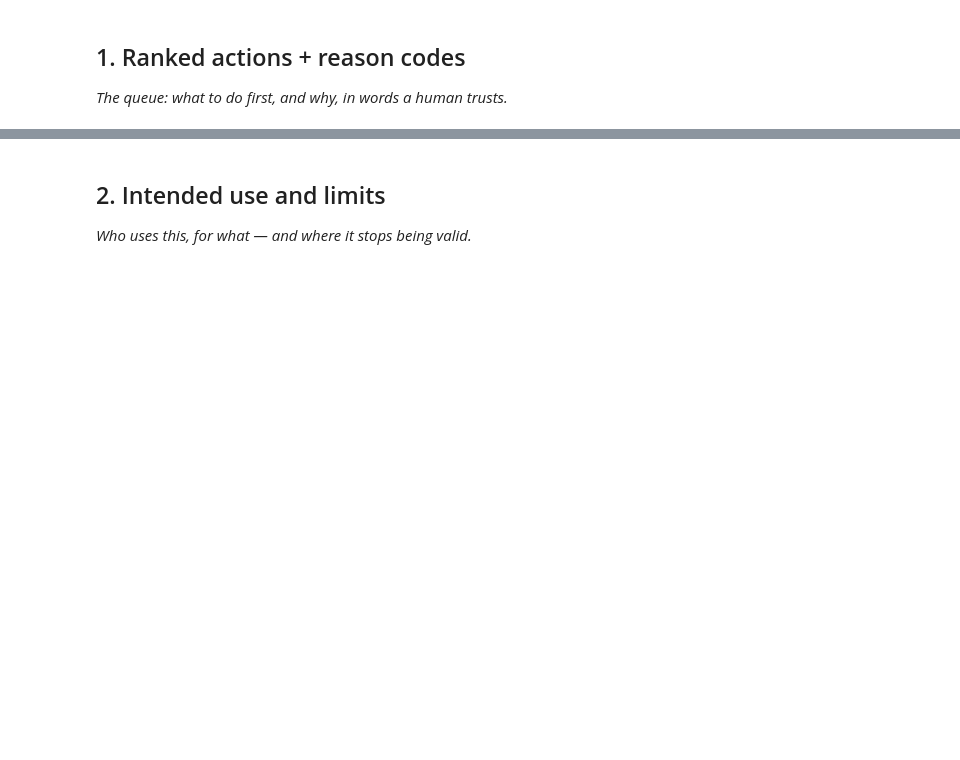
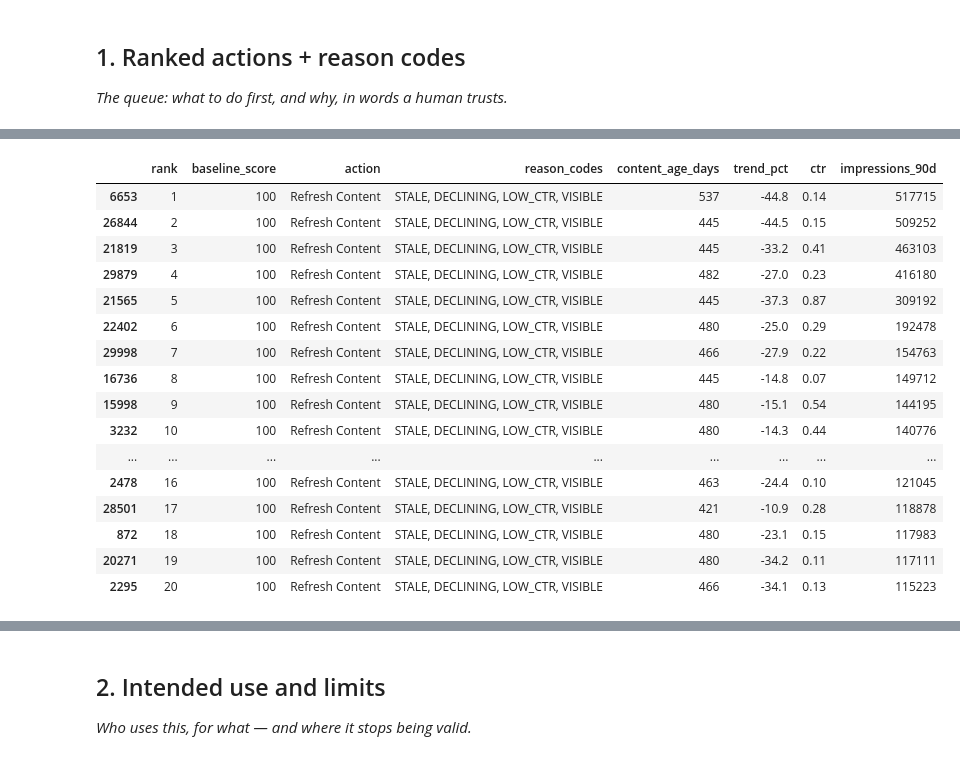
Before and after one commit to Ravikiranbathe/flyrank-ai, a Jupyter notebook: work/notebooks/w07_action_playbook.ipynb, the cells around one changed output, grey strips where cells are left out. Drawn from its saved outputs; the diff is of its cells as text; code cells hidden in the pictures; blank space fills up the shorter version.

```diff
--- a/work/notebooks/w07_action_playbook.ipynb
+++ b/work/notebooks/w07_action_playbook.ipynb
@@ -15,0 +15,16 @@ This skeleton is yours to fill. Work the sections **in order** — each one has
+# %%
+import os
+import pandas as pd
+
+# Clone the repository if it is not already available
+if not os.path.exists("/content/flyrank-ai"):
+    !git clone https://github.com/Ravikiranbathe/flyrank-ai.git
+
+# Move into the repository
+os.chdir("/content/flyrank-ai")
+
+# Load dataset
+df = pd.read_csv("data/raw/content_refresh_anonymized.csv")
+
+print("Current folder:", os.getcwd())
+print("Dataset shape:", df.shape)
@@ -15,0 +34,78 @@ This skeleton is yours to fill. Work the sections **in order** — each one has
+# %%
+# Create the Week-5 baseline score
+
+df["baseline_score"] = 0
+
+# Add points for each refresh signal
+df.loc[df["content_age_days"] >= 365, "baseline_score"] += 40
+df.loc[df["trend_pct"] < -10, "baseline_score"] += 25
+df.loc[df["ctr"] < 2, "baseline_score"] += 20
+df.loc[df["impressions_90d"] >= 1000, "baseline_score"] += 15
+
+# Create recommended action
+df["action"] = df["baseline_score"].apply(
+    lambda x: "Refresh Content" if x >= 60 else "Monitor"
+)
+
+# Create reason codes
+def get_reason_codes(row):
+    reasons = []
+
+    if row["content_age_days"] >= 365:
+        reasons.append("STALE")
+
+    if row["trend_pct"] < -10:
+        reasons.append("DECLINING")
+
+    if row["ctr"] < 2:
+        reasons.append("LOW_CTR")
+
+    if row["impressions_90d"] >= 1000:
+        reasons.append("VISIBLE")
+
+    if not reasons:
+        reasons.append("LOW_PRIORITY")
+
+    return ", ".join(reasons)
+
+df["reason_codes"] = df.apply(get_reason_codes, axis=1)
+
+# Rank pages from highest score to lowest
+ranked_queue = df.sort_values(
+    ["baseline_score", "impressions_90d"],
+    ascending=[False, False]
+).copy()
+
+ranked_queue["rank"] = range(1, len(ranked_queue) + 1)
+
+# Show top 20 pages
+ranked_queue[
+    [
+        "rank",
+        "baseline_score",
+        "action",
+        "reason_codes",
+        "content_age_days",
+        "trend_pct",
+        "ctr",
+        "impressions_90d"
+    ]
+].head(20)
+# %% [output]
+|  | rank | baseline_score | action | reason_codes | content_age_days | trend_pct | ctr | impressions_90d |
+| 6653 | 1 | 100 | Refresh Content | STALE, DECLINING, LOW_CTR, VISIBLE | 537 | -44.8 | 0.14 | 517715 |
+| 26844 | 2 | 100 | Refresh Content | STALE, DECLINING, LOW_CTR, VISIBLE | 445 | -44.5 | 0.15 | 509252 |
+| 21819 | 3 | 100 | Refresh Content | STALE, DECLINING, LOW_CTR, VISIBLE | 445 | -33.2 | 0.41 | 463103 |
+| 29879 | 4 | 100 | Refresh Content | STALE, DECLINING, LOW_CTR, VISIBLE | 482 | -27.0 | 0.23 | 416180 |
+| 21565 | 5 | 100 | Refresh Content | STALE, DECLINING, LOW_CTR, VISIBLE | 445 | -37.3 | 0.87 | 309192 |
+| 22402 | 6 | 100 | Refresh Content | STALE, DECLINING, LOW_CTR, VISIBLE | 480 | -25.0 | 0.29 | 192478 |
+| 29998 | 7 | 100 | Refresh Content | STALE, DECLINING, LOW_CTR, VISIBLE | 466 | -27.9 | 0.22 | 154763 |
+| 16736 | 8 | 100 | Refresh Content | STALE, DECLINING, LOW_CTR, VISIBLE | 445 | -14.8 | 0.07 | 149712 |
+| 15998 | 9 | 100 | Refresh Content | STALE, DECLINING, LOW_CTR, VISIBLE | 480 | -15.1 | 0.54 | 144195 |
+| 3232 | 10 | 100 | Refresh Content | STALE, DECLINING, LOW_CTR, VISIBLE | 480 | -14.3 | 0.44 | 140776 |
+| ... | ... | ... | ... | ... | ... | ... | ... | ... |
+| 2478 | 16 | 100 | Refresh Content | STALE, DECLINING, LOW_CTR, VISIBLE | 463 | -24.4 | 0.10 | 121045 |
+| 28501 | 17 | 100 | Refresh Content | STALE, DECLINING, LOW_CTR, VISIBLE | 421 | -10.9 | 0.28 | 118878 |
+| 872 | 18 | 100 | Refresh Content | STALE, DECLINING, LOW_CTR, VISIBLE | 480 | -23.1 | 0.15 | 117983 |
+| 20271 | 19 | 100 | Refresh Content | STALE, DECLINING, LOW_CTR, VISIBLE | 480 | -34.2 | 0.11 | 117111 |
+| 2295 | 20 | 100 | Refresh Content | STALE, DECLINING, LOW_CTR, VISIBLE | 466 | -34.1 | 0.13 | 115223 |
```
Also changed, not shown: parts of 15 cells of this notebook.
